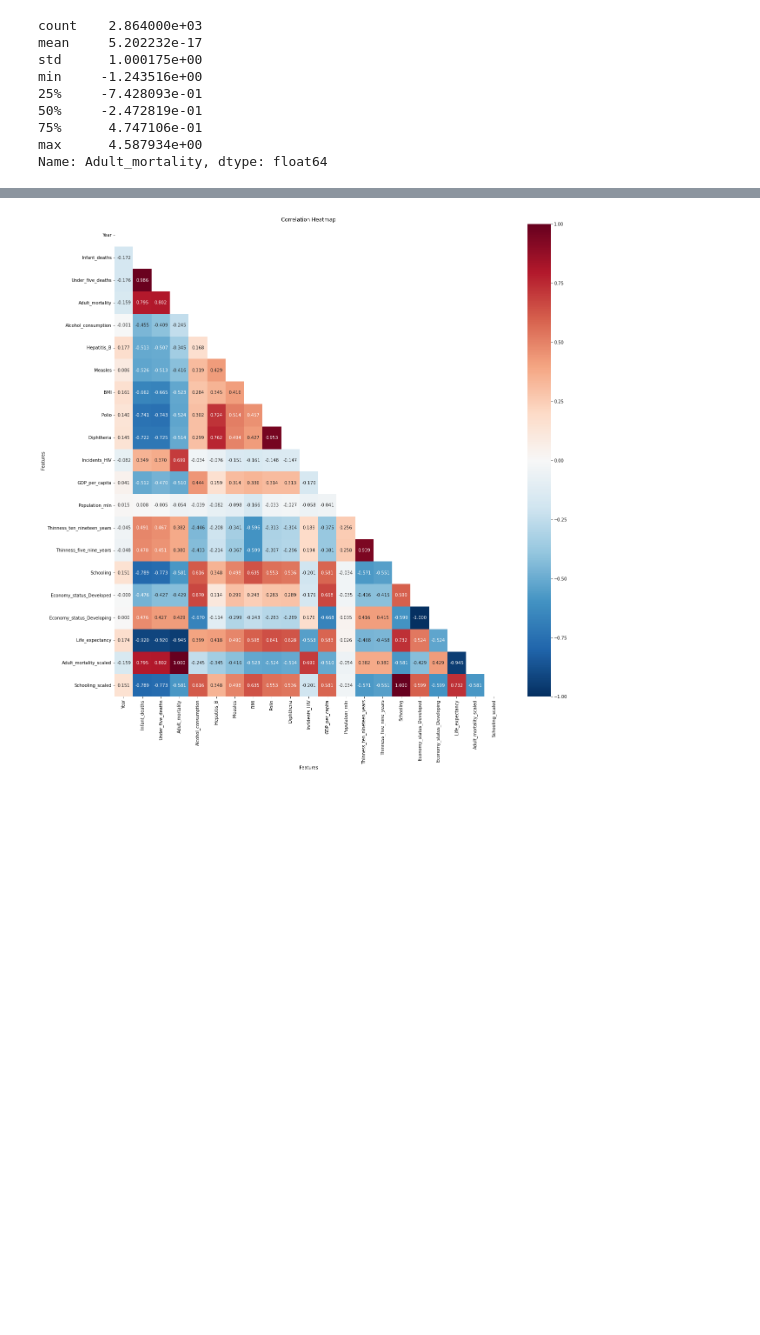
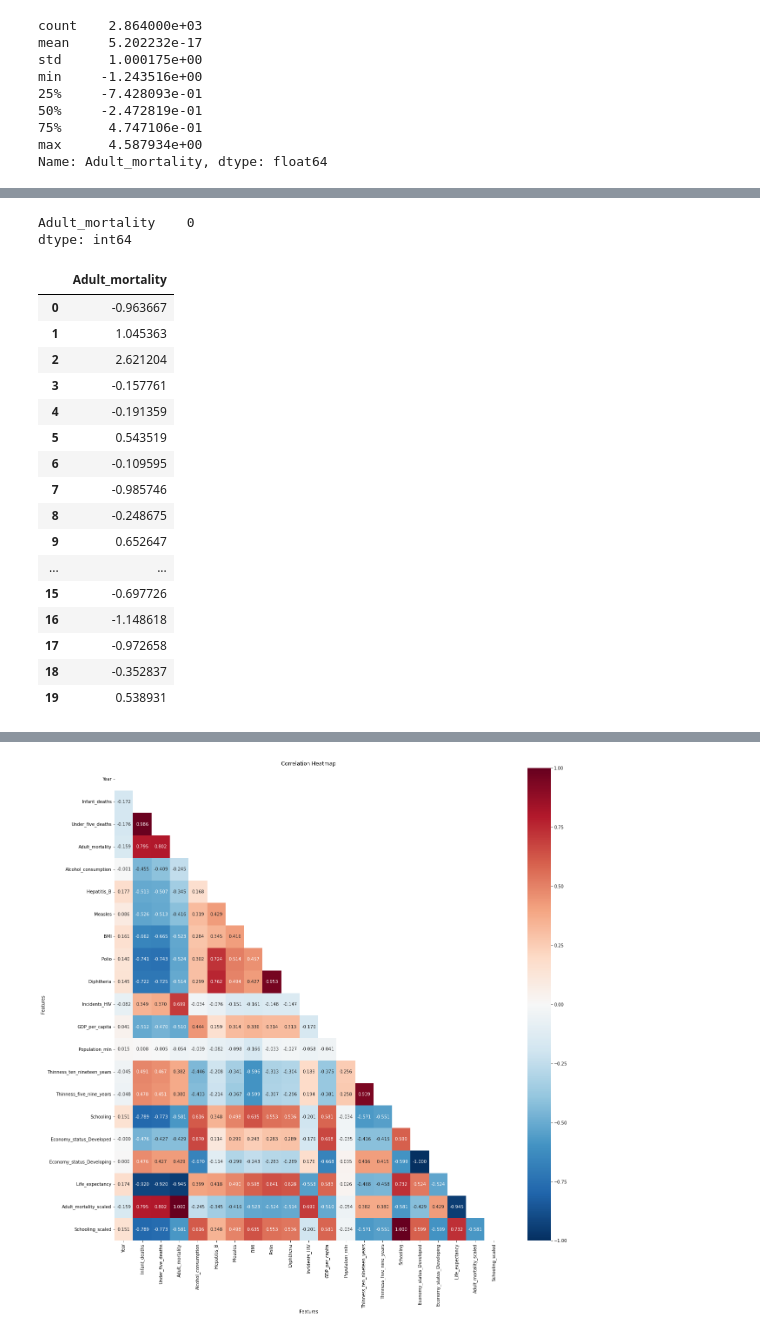
Before and after one commit to Diiamon/Def_WHO-life-, a Jupyter notebook: Egle.ipynb, the cells around one changed output, grey strips where cells are left out. Saved outputs shown, nothing was run; the diff lists cells and outputs as text; code cells hidden in the pictures; blank space fills up the shorter version.

```diff
--- a/Egle.ipynb
+++ b/Egle.ipynb
@@ -169,0 +258,25 @@ X_train, X_test, y_train, y_test = train_test_split(X, ##features
+# %%
+df_scaled_z_test.isnull().sum()
+# %% [output]
+Adult_mortality    0
+dtype: int64
+# %%
+df_scaled_z_test.head(20)
+# %% [output]
+|  | Adult_mortality |
+| 0 | -0.963667 |
+| 1 | 1.045363 |
+| 2 | 2.621204 |
+| 3 | -0.157761 |
+| 4 | -0.191359 |
+| 5 | 0.543519 |
+| 6 | -0.109595 |
+| 7 | -0.985746 |
+| 8 | -0.248675 |
+| 9 | 0.652647 |
+| ... | ... |
+| 15 | -0.697726 |
+| 16 | -1.148618 |
+| 17 | -0.972658 |
+| 18 | -0.352837 |
+| 19 | 0.538931 |
```
Also changed, not shown: parts of 23 cells of this notebook.
